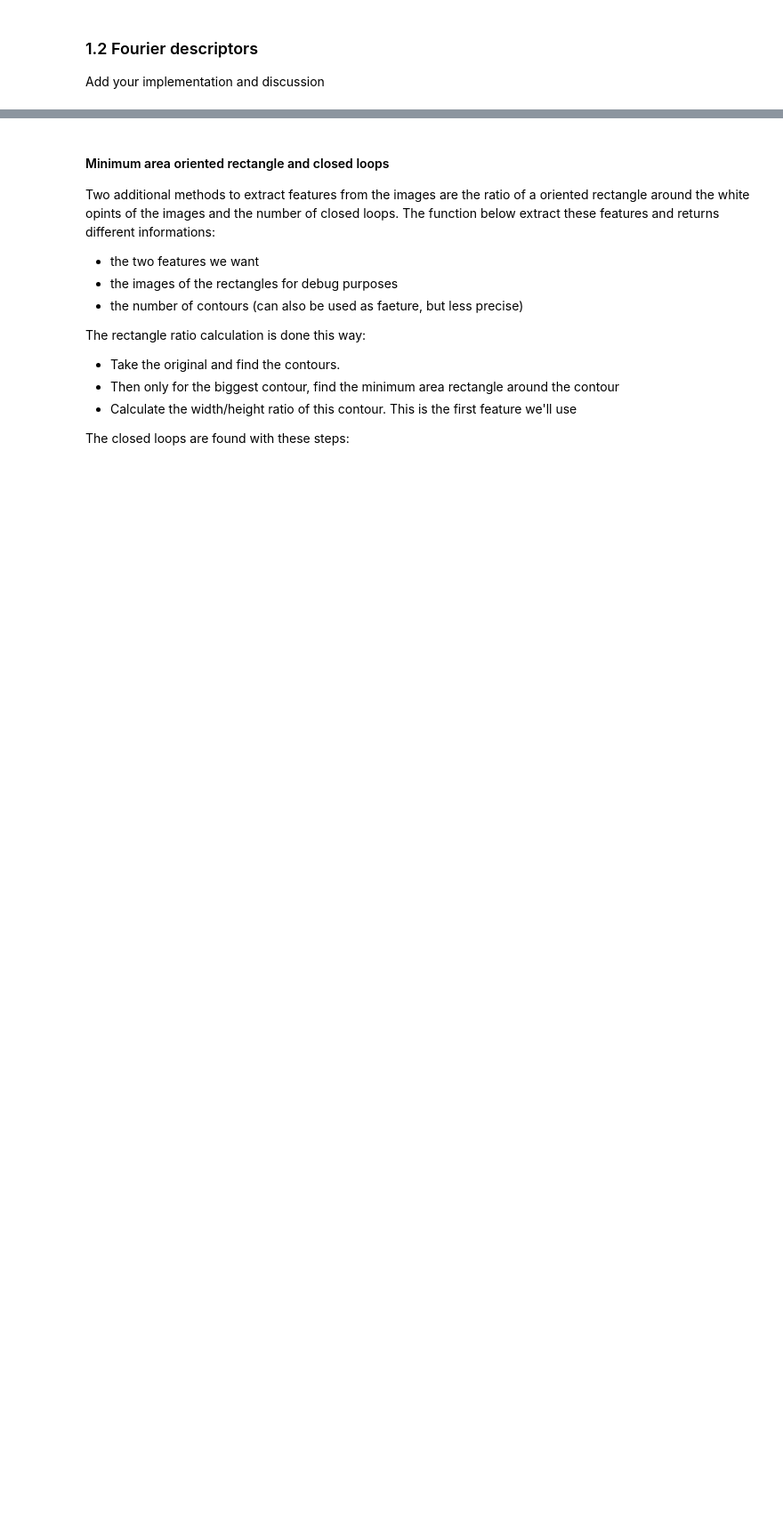
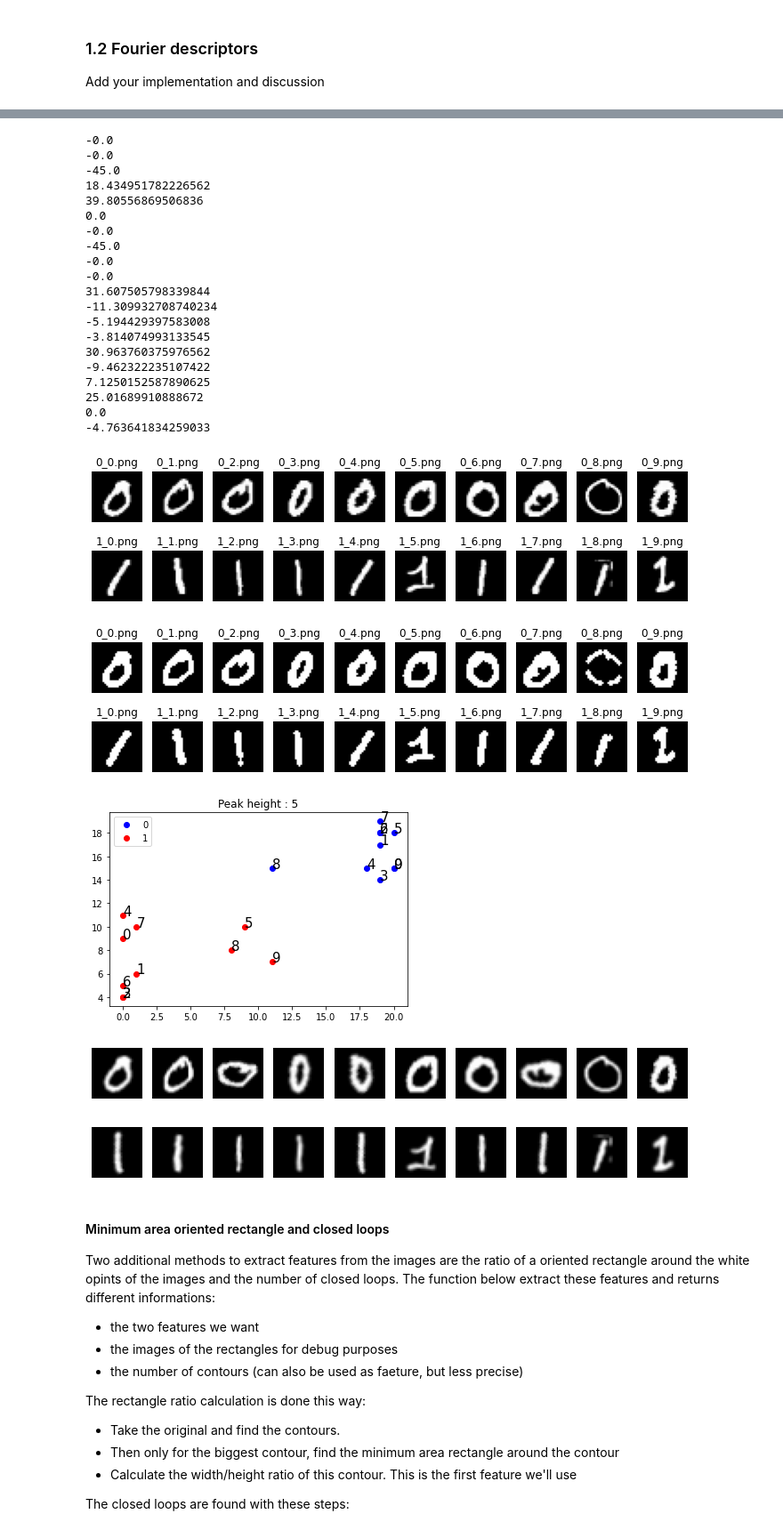
Before and after one commit to JambonSama/image_analysis_and_pattern_recognition_labs, a Jupyter notebook: labs/lab_02_object_description.ipynb, the cells around one changed output, grey strips where cells are left out. Shown at 89% size. Cells and saved outputs as stored; diff of their text form; code cells hidden in the pictures; blank space fills up the shorter version.

```diff
--- a/labs/lab_02_object_description.ipynb
+++ b/labs/lab_02_object_description.ipynb
@@ -267,3 +261,80 @@ plot_number(nb_peak_x_1, nb_peak_y_1)
+# %%
+# Plot images Base image
+fig, axes = plt.subplots(2, len(zeros_im), figsize=(12, 3))
+for ax, im, nm in zip(axes[0], zeros_im, zeros_names):
+    ax.imshow(im, cmap='gray')
+    ax.axis('off')
+    ax.set_title(nm)
+for ax, im, nm in zip(axes[1], ones_im, ones_names):
+    ax.imshow(im, cmap='gray')
+    ax.axis('off')
+    ax.set_title(nm)
+
+# basic morphology
+zeros_m = morphologic(zeros_im)
+ones_m = morphologic(ones_im)
+
+# Plot images After morphology
+fig, axes = plt.subplots(2, len(zeros_m), figsize=(12, 3))
+for ax, im, nm in zip(axes[0], zeros_m, zeros_names):
+    ax.imshow(im, cmap='gray')
+    ax.axis('off')
+    ax.set_title(nm)
+for ax, im, nm in zip(axes[1], ones_m, ones_names):
+    ax.imshow(im, cmap='gray')
+    ax.axis('off')
+    ax.set_title(nm)
+
+# Computation
+peak_value = 5
+nb_peak_x_0, nb_peak_y_0 = peak_on_axis(zeros_im,peak_value)
+nb_peak_x_1, nb_peak_y_1 = peak_on_axis(ones_im,peak_value)
+
+# Plot
+fig, ax = plt.subplots()
+plt.title(f"Peak height : {peak_value}")
+ax.plot(nb_peak_x_0, nb_peak_y_0, "bo", label='0')
+ax.plot(nb_peak_x_1, nb_peak_y_1, "ro", label='1')
+ax.legend(loc='upper left')
+plot_number(nb_peak_x_0, nb_peak_y_0)
+plot_number(nb_peak_x_1, nb_peak_y_1)
+
+
+#test
+fig, axes = plt.subplots(2, len(zeros_m), figsize=(12, 3))
+for ax, im, nm in zip(axes[0], zeros_im, zeros_names):
+    drawing =  transfomation(im)
+    ax.imshow(drawing, cmap='gray')
+    ax.axis('off')
+for ax, im, nm in zip(axes[1], ones_im, ones_names):
+    drawing =  transfomation(im)
+    ax.imshow(drawing, cmap='gray')
+    ax.axis('off')
+# %% [output]
+-0.0
+-0.0
+-45.0
+18.434951782226562
+39.80556869506836
+0.0
+-0.0
+-45.0
+-0.0
+-0.0
+31.607505798339844
+-11.309932708740234
+-5.194429397583008
+-3.814074993133545
+30.963760375976562
+-9.462322235107422
+7.1250152587890625
+25.01689910888672
+0.0
+-4.763641834259033
+[figure, added]
+[figure, added]
+[figure, added]
+[figure, added]
 # %% [markdown]
 #### Minimum area oriented rectangle and closed loops
 Two additional methods to extract features from the images are the ratio of a oriented rectangle around the white opints of the images and the number of closed loops.
```
Also changed, not shown: parts of 8 cells of this notebook.
